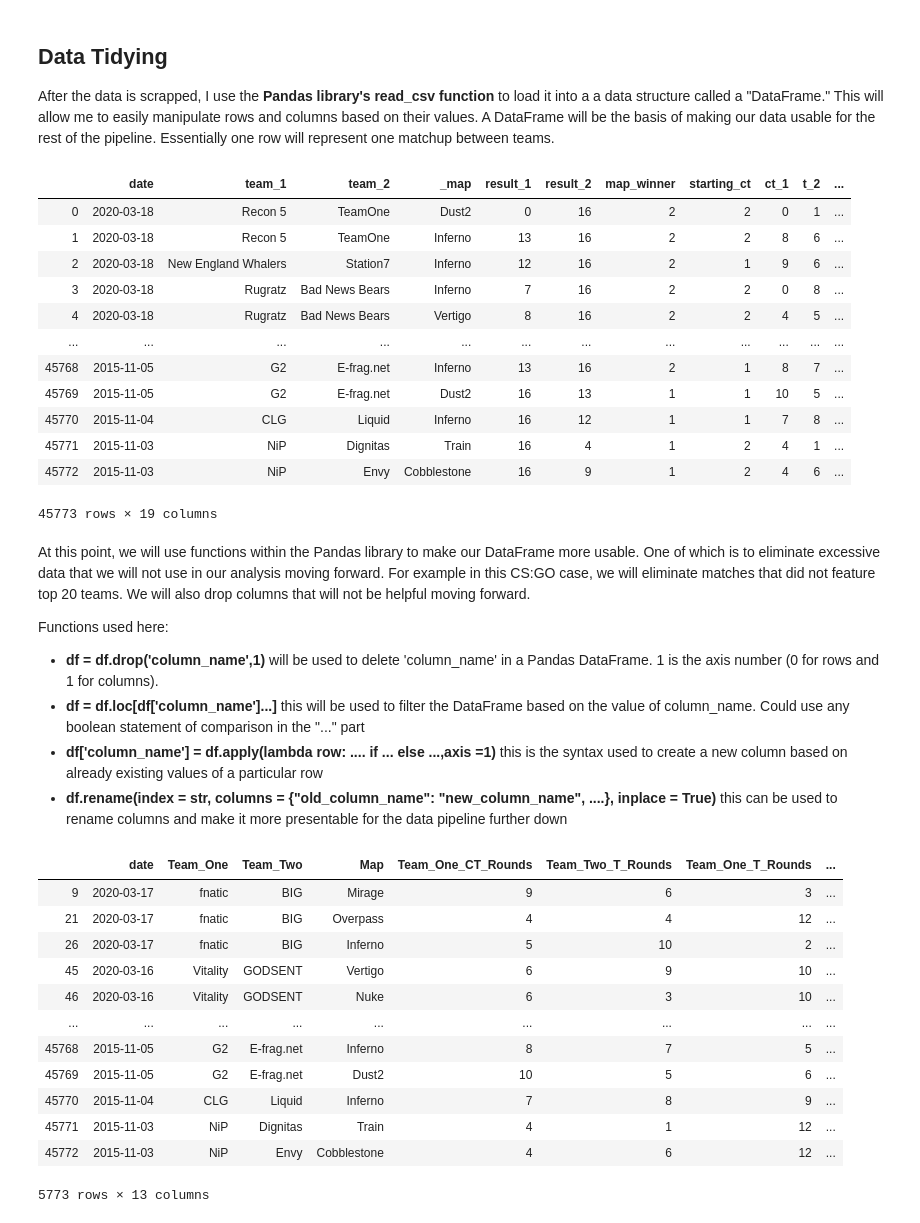
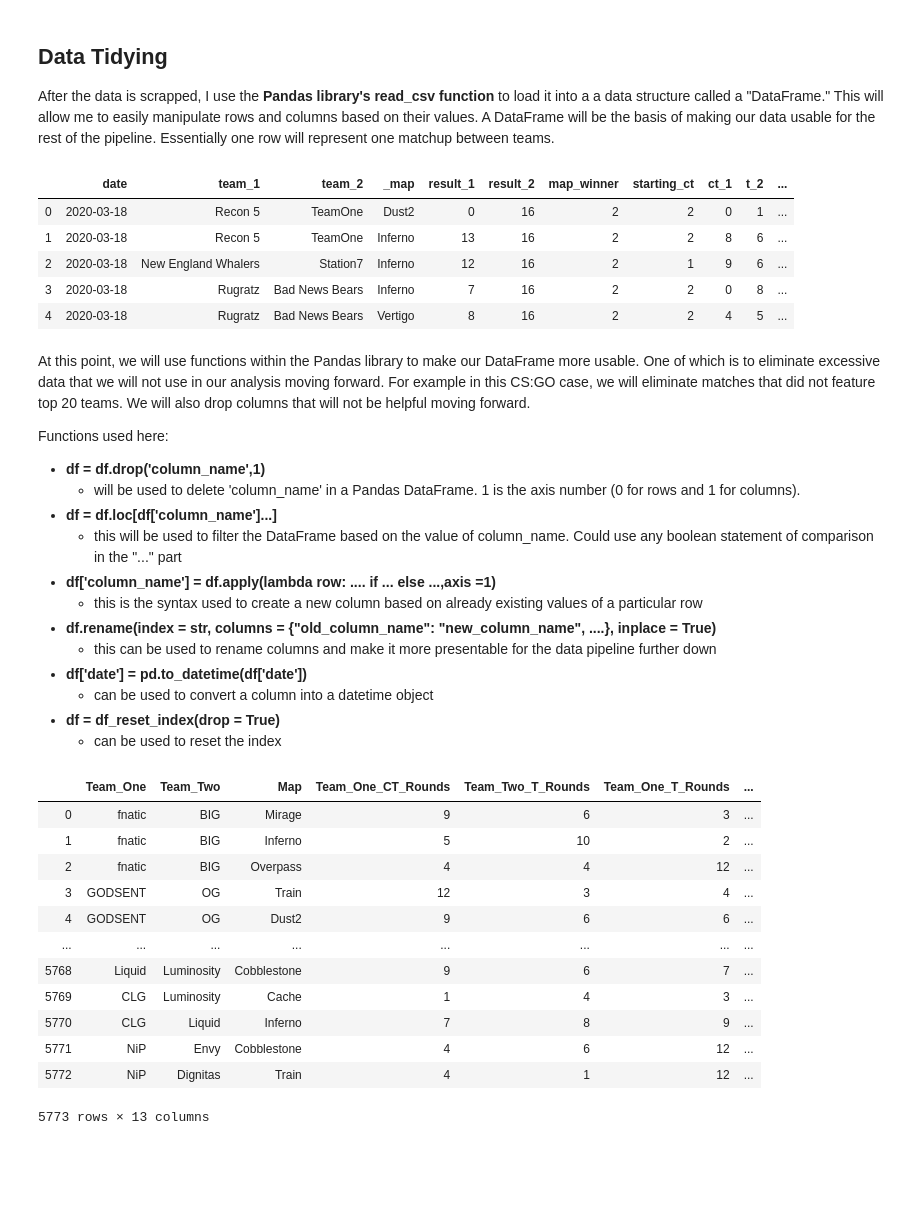
Before and after one commit to richchen11/richchen11.github.io, a Jupyter notebook: CMSC320RichardChen.ipynb, the cells around one changed output. Cells and saved outputs as stored; diff of their text form; code cells hidden in the pictures; blank space fills up the shorter version.

```diff
--- a/CMSC320RichardChen.ipynb
+++ b/CMSC320RichardChen.ipynb
@@ -44,7 +44,7 @@ After the data is scrapped, I use the **Pandas library's read_csv function** to
 # loading data from our data into a dataframe
 df = pd.read_csv("./csgo-professional-matches/results.csv")
 # displaying the first few items of our datafram
-df
+df.head()
 # %% [output]
 |  | date | team_1 | team_2 | _map | result_1 | result_2 | map_winner | starting_ct | ct_1 | t_2 | ... |
 | 0 | 2020-03-18 | Recon 5 | TeamOne | Dust2 | 0 | 16 | 2 | 2 | 0 | 1 | ... |
@@ -52,50 +52,57 @@ df
 | 2 | 2020-03-18 | New England Whalers | Station7 | Inferno | 12 | 16 | 2 | 1 | 9 | 6 | ... |
 | 3 | 2020-03-18 | Rugratz | Bad News Bears | Inferno | 7 | 16 | 2 | 2 | 0 | 8 | ... |
 | 4 | 2020-03-18 | Rugratz | Bad News Bears | Vertigo | 8 | 16 | 2 | 2 | 4 | 5 | ... |
-| ... | ... | ... | ... | ... | ... | ... | ... | ... | ... | ... | ... |
-| 45768 | 2015-11-05 | G2 | E-frag.net | Inferno | 13 | 16 | 2 | 1 | 8 | 7 | ... |
-| 45769 | 2015-11-05 | G2 | E-frag.net | Dust2 | 16 | 13 | 1 | 1 | 10 | 5 | ... |
-| 45770 | 2015-11-04 | CLG | Liquid | Inferno | 16 | 12 | 1 | 1 | 7 | 8 | ... |
-| 45771 | 2015-11-03 | NiP | Dignitas | Train | 16 | 4 | 1 | 2 | 4 | 1 | ... |
-| 45772 | 2015-11-03 | NiP | Envy | Cobblestone | 16 | 9 | 1 | 2 | 4 | 6 | ... |
-45773 rows × 19 columns
 # %% [markdown]
 At this point, we will use functions within the Pandas library to make our DataFrame more usable. One of which is to eliminate excessive data that we will not use in our analysis moving forward. For example in this CS:GO case, we will eliminate matches that did not feature top 20 teams. We will also drop columns that will not be helpful moving forward.
 
 Functions used here:
- - **df = df.drop('column_name',1)** will be used to delete 'column_name' in a Pandas DataFrame. 1 is the axis number (0 for rows and 1 for columns).
- - **df = df.loc[df['column_name']...]** this will be used to filter the DataFrame based on the value of column_name. Could use any boolean statement of comparison in the "..." part
- - **df['column_name'] = df.apply(lambda row: .... if ... else ...,axis =1)** this is the syntax used to create a new column based on already existing values of a particular row
- - **df.rename(index = str, columns = {"old_column_name": "new_column_name", ....}, inplace = True)** this can be used to rename columns and make it more presentable for the data pipeline further down
+ - **df = df.drop('column_name',1)**
+     - will be used to delete 'column_name' in a Pandas DataFrame. 1 is the axis number (0 for rows and 1 for columns).
+ - **df = df.loc[df['column_name']...]**
+     - this will be used to filter the DataFrame based on the value of column_name. Could use any boolean statement of comparison in the "..." part
+ - **df['column_name'] = df.apply(lambda row: .... if ... else ...,axis =1)**
+     - this is the syntax used to create a new column based on already existing values of a particular row
+ - **df.rename(index = str, columns = {"old_column_name": "new_column_name", ....}, inplace = True)**
+     - this can be used to rename columns and make it more presentable for the data pipeline further down
+ - **df['date'] = pd.to_datetime(df['date'])**
+     - can be used to convert a column into a datetime object
+ - **df = df_reset_index(drop = True)**
+     - can be used to reset the index
 # %%
 # cleaning up data
 df = df.drop('starting_ct',1)
 df = df.drop('result_1',1)
 df = df.drop('result_2',1)
 df = df.drop('map_wins_1',1)
 df = df.drop('map_wins_2',1)
 df = df.drop('event_id',1)
 df = df.loc[df['rank_1'] <= 20]
 df = df.loc[df['rank_2'] <= 20]
 
 df['MapWinner'] = df.apply(lambda row: row.team_2 if row.map_winner == 2 else row.team_1, axis = 1)
 df['SeriesWinner'] = df.apply(lambda row: row.team_2 if row.match_winner == 2 else row.team_1, axis = 1)
+df['date'] = pd.to_datetime(df['date'])
+df['Year'] = df.apply(lambda row: row.date.year, axis = 1)
+df = df.drop('date',1)
+
 df = df.drop('map_winner',1)
 df = df.drop('match_winner',1)
 df.rename(columns = {'_map':'Map','team_1':'Team_One','team_2':'Team_Two','rank_1':'Team_Ones_Rank','rank_2': 'Team_Twos_Rank', \
                     'ct_1': 'Team_One_CT_Rounds','t_2': 'Team_Two_T_Rounds', 't_1':'Team_One_T_Rounds', 'ct_2':'Team_Two_CT_Rounds'}, inplace = True)
+df = df.sort_values(by = 'match_id', ascending = False)
+df = df.reset_index(drop = True)
 df
 # %% [output]
-|  | date | Team_One | Team_Two | Map | Team_One_CT_Rounds | Team_Two_T_Rounds | Team_One_T_Rounds | ... |
-| 9 | 2020-03-17 | fnatic | BIG | Mirage | 9 | 6 | 3 | ... |
-| 21 | 2020-03-17 | fnatic | BIG | Overpass | 4 | 4 | 12 | ... |
-| 26 | 2020-03-17 | fnatic | BIG | Inferno | 5 | 10 | 2 | ... |
-| 45 | 2020-03-16 | Vitality | GODSENT | Vertigo | 6 | 9 | 10 | ... |
-| 46 | 2020-03-16 | Vitality | GODSENT | Nuke | 6 | 3 | 10 | ... |
-| ... | ... | ... | ... | ... | ... | ... | ... | ... |
-| 45768 | 2015-11-05 | G2 | E-frag.net | Inferno | 8 | 7 | 5 | ... |
-| 45769 | 2015-11-05 | G2 | E-frag.net | Dust2 | 10 | 5 | 6 | ... |
-| 45770 | 2015-11-04 | CLG | Liquid | Inferno | 7 | 8 | 9 | ... |
-| 45771 | 2015-11-03 | NiP | Dignitas | Train | 4 | 1 | 12 | ... |
-| 45772 | 2015-11-03 | NiP | Envy | Cobblestone | 4 | 6 | 12 | ... |
+|  | Team_One | Team_Two | Map | Team_One_CT_Rounds | Team_Two_T_Rounds | Team_One_T_Rounds | ... |
+| 0 | fnatic | BIG | Mirage | 9 | 6 | 3 | ... |
+| 1 | fnatic | BIG | Inferno | 5 | 10 | 2 | ... |
+| 2 | fnatic | BIG | Overpass | 4 | 4 | 12 | ... |
+| 3 | GODSENT | OG | Train | 12 | 3 | 4 | ... |
+| 4 | GODSENT | OG | Dust2 | 9 | 6 | 6 | ... |
+| ... | ... | ... | ... | ... | ... | ... | ... |
+| 5768 | Liquid | Luminosity | Cobblestone | 9 | 6 | 7 | ... |
+| 5769 | CLG | Luminosity | Cache | 1 | 4 | 3 | ... |
+| 5770 | CLG | Liquid | Inferno | 7 | 8 | 9 | ... |
+| 5771 | NiP | Envy | Cobblestone | 4 | 6 | 12 | ... |
+| 5772 | NiP | Dignitas | Train | 4 | 1 | 12 | ... |
 5773 rows × 13 columns
```
Also changed, not shown: parts of 4 cells of this notebook, 1 other file.
